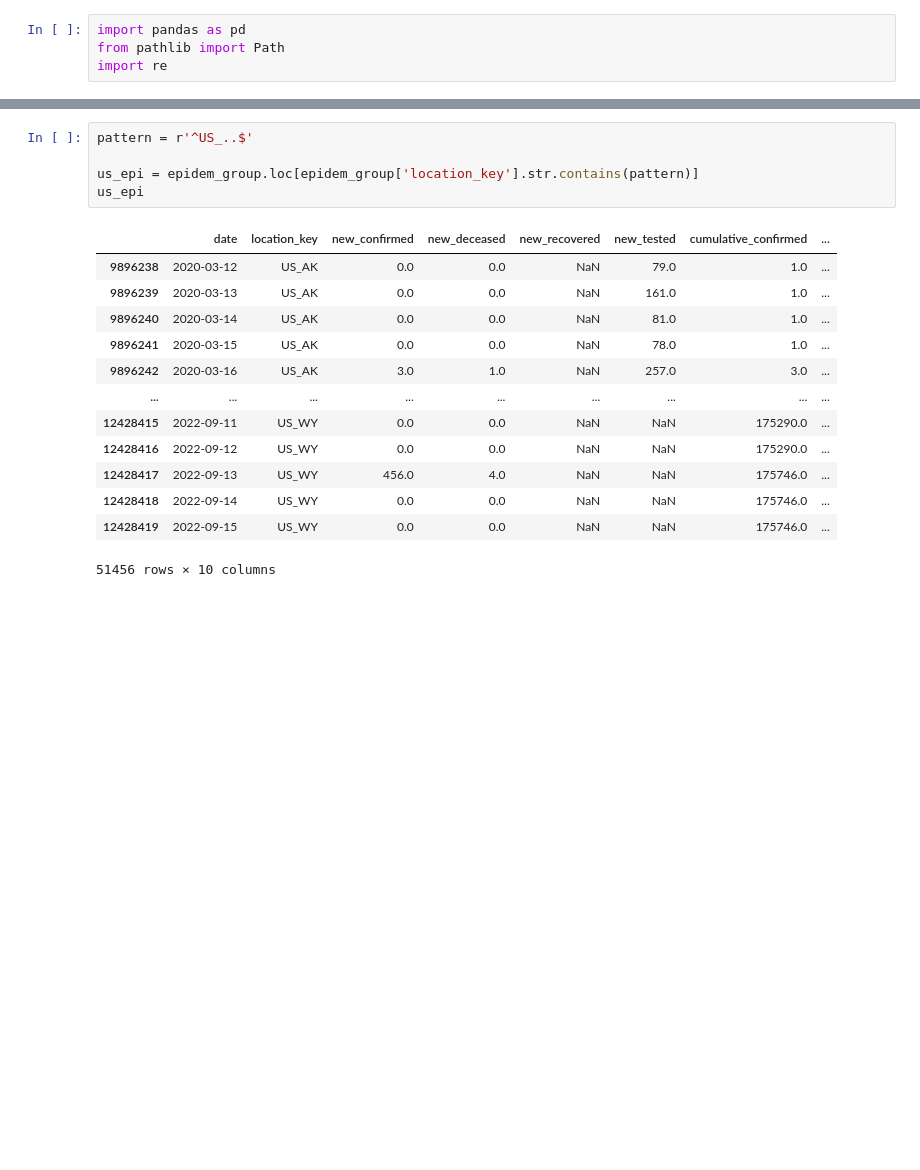
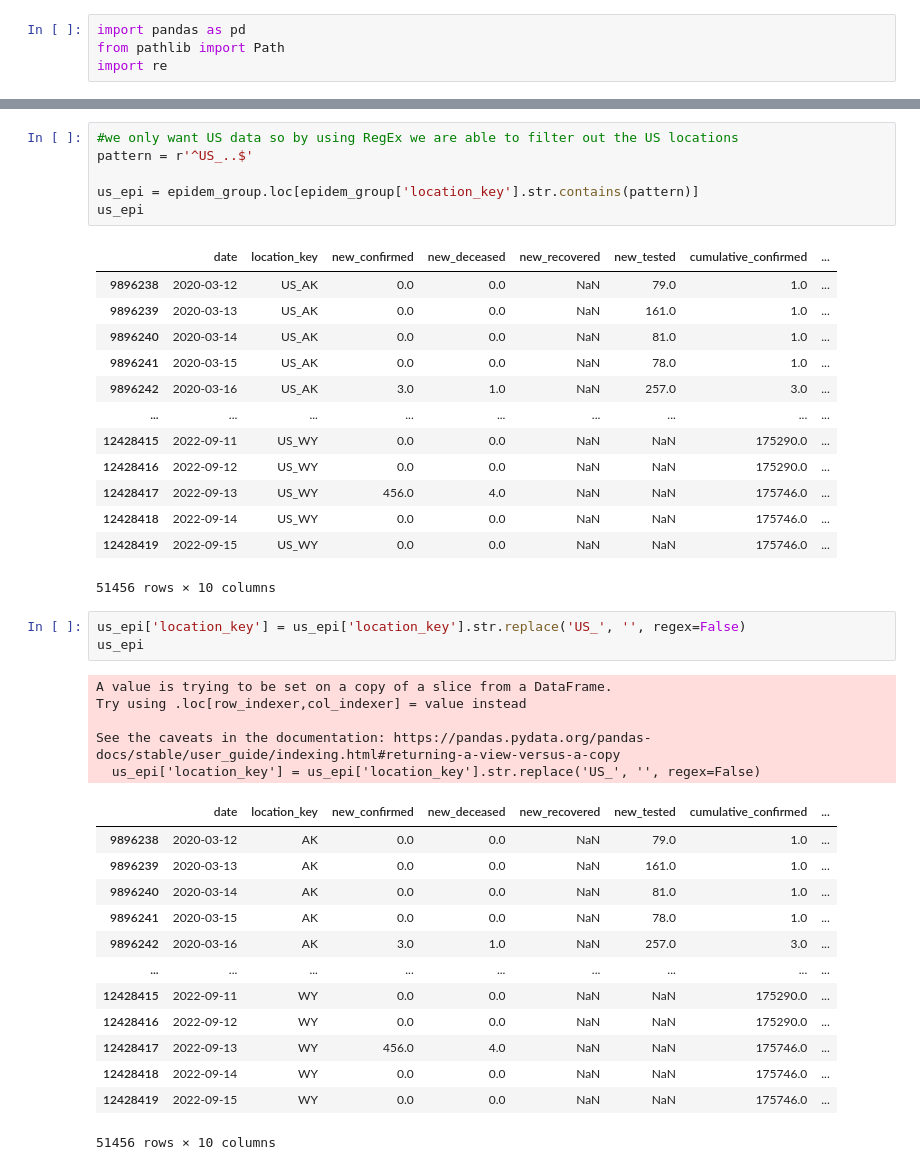
Before and after one commit to andrewjmack/covid-data-visualization, a Jupyter notebook: Covid_cleaning.ipynb, the cells around one changed output, grey strips where cells are left out. Cells and saved outputs as stored; diff of their text form; blank space fills up the shorter version.

```diff
--- a/Covid_cleaning.ipynb
+++ b/Covid_cleaning.ipynb
@@ -68,6 +73,7 @@ epidem_group
 | 12525824 | 2022-09-13 | ZW | 0.0 | 0.0 | NaN | NaN | 256939.0 | ... |
 11866795 rows × 10 columns
 # %%
+#we only want US data so by using RegEx we are able to filter out the US locations
 pattern = r'^US_..$'
 
 us_epi = epidem_group.loc[epidem_group['location_key'].str.contains(pattern)]
@@ -86,4 +92,26 @@ us_epi
 | 12428418 | 2022-09-14 | US_WY | 0.0 | 0.0 | NaN | NaN | 175746.0 | ... |
 | 12428419 | 2022-09-15 | US_WY | 0.0 | 0.0 | NaN | NaN | 175746.0 | ... |
 51456 rows × 10 columns
+# %%
+us_epi['location_key'] = us_epi['location_key'].str.replace('US_', '', regex=False)
+us_epi
+# %% [output]
+A value is trying to be set on a copy of a slice from a DataFrame.
+Try using .loc[row_indexer,col_indexer] = value instead
+
+See the caveats in the documentation: https://pandas.pydata.org/pandas-docs/stable/user_guide/indexing.html#returning-a-view-versus-a-copy
+  us_epi['location_key'] = us_epi['location_key'].str.replace('US_', '', regex=False)
+|  | date | location_key | new_confirmed | new_deceased | new_recovered | new_tested | cumulative_confirmed | ... |
+| 9896238 | 2020-03-12 | AK | 0.0 | 0.0 | NaN | 79.0 | 1.0 | ... |
+| 9896239 | 2020-03-13 | AK | 0.0 | 0.0 | NaN | 161.0 | 1.0 | ... |
+| 9896240 | 2020-03-14 | AK | 0.0 | 0.0 | NaN | 81.0 | 1.0 | ... |
+| 9896241 | 2020-03-15 | AK | 0.0 | 0.0 | NaN | 78.0 | 1.0 | ... |
+| 9896242 | 2020-03-16 | AK | 3.0 | 1.0 | NaN | 257.0 | 3.0 | ... |
+| ... | ... | ... | ... | ... | ... | ... | ... | ... |
+| 12428415 | 2022-09-11 | WY | 0.0 | 0.0 | NaN | NaN | 175290.0 | ... |
+| 12428416 | 2022-09-12 | WY | 0.0 | 0.0 | NaN | NaN | 175290.0 | ... |
+| 12428417 | 2022-09-13 | WY | 456.0 | 4.0 | NaN | NaN | 175746.0 | ... |
+| 12428418 | 2022-09-14 | WY | 0.0 | 0.0 | NaN | NaN | 175746.0 | ... |
+| 12428419 | 2022-09-15 | WY | 0.0 | 0.0 | NaN | NaN | 175746.0 | ... |
+51456 rows × 10 columns
 # %%
```
Also changed, not shown: parts of 22 cells of this notebook, 3 other files.
